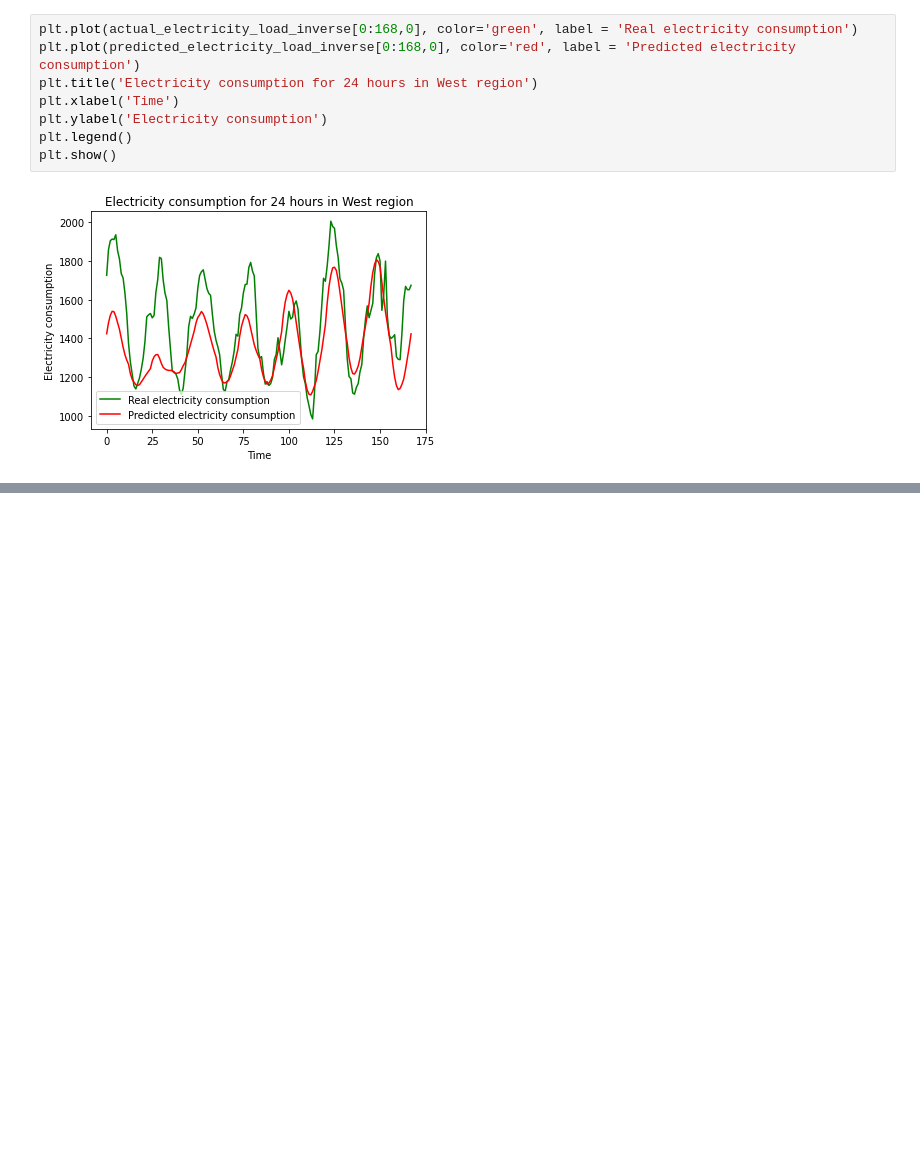
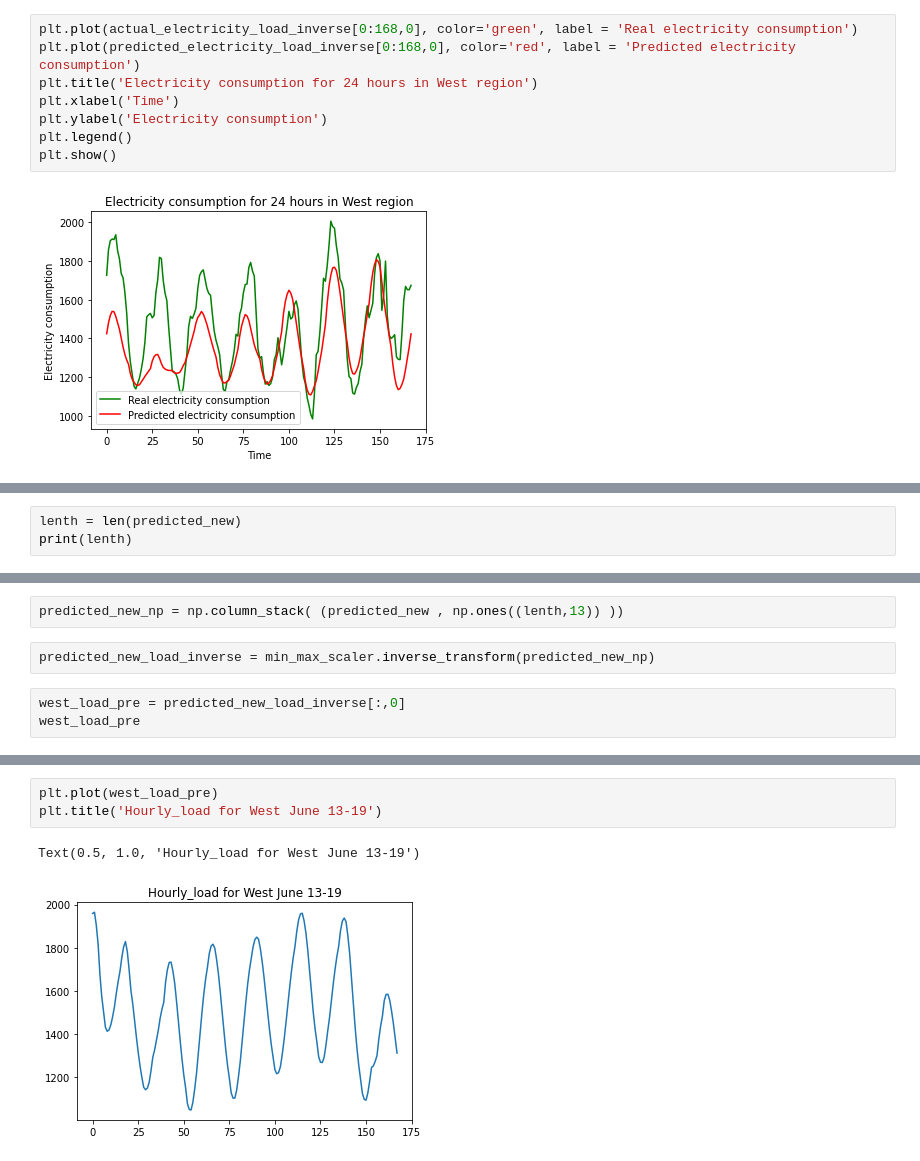
Before and after one commit to pouyashojaei/datathon-code, a Jupyter notebook: West_Forecasting_Yue.ipynb, the cells around one changed output, grey strips where cells are left out. Saved outputs shown, nothing was run; the diff lists cells and outputs as text; blank space fills up the shorter version.

```diff
--- a/West_Forecasting_Yue.ipynb
+++ b/West_Forecasting_Yue.ipynb
@@ -235,0 +295,3 @@ plt.show()
+# %%
+lenth = len(predicted_new)
+print(lenth)
@@ -235,0 +300,7 @@ plt.show()
+# %%
+predicted_new_np = np.column_stack( (predicted_new , np.ones((lenth,13)) ))
+# %%
+predicted_new_load_inverse = min_max_scaler.inverse_transform(predicted_new_np)
+# %%
+west_load_pre = predicted_new_load_inverse[:,0]
+west_load_pre
@@ -235,0 +325,6 @@ plt.show()
+# %%
+plt.plot(west_load_pre)
+plt.title('Hourly_load for West June 13-19')
+# %% [output]
+Text(0.5, 1.0, 'Hourly_load for West June 13-19')
+[figure, added]
```
Also changed, not shown: parts of 13 cells of this notebook.
